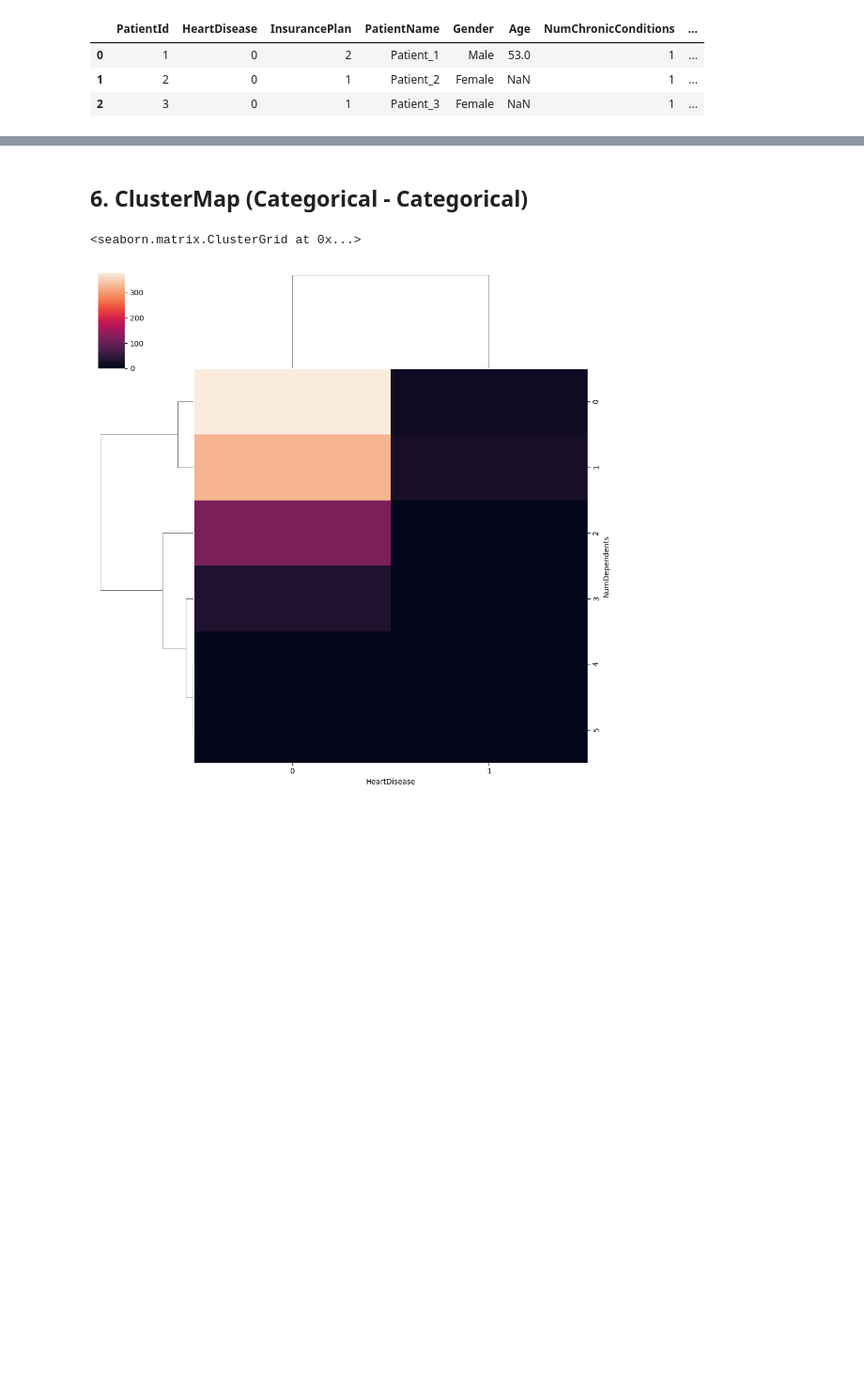
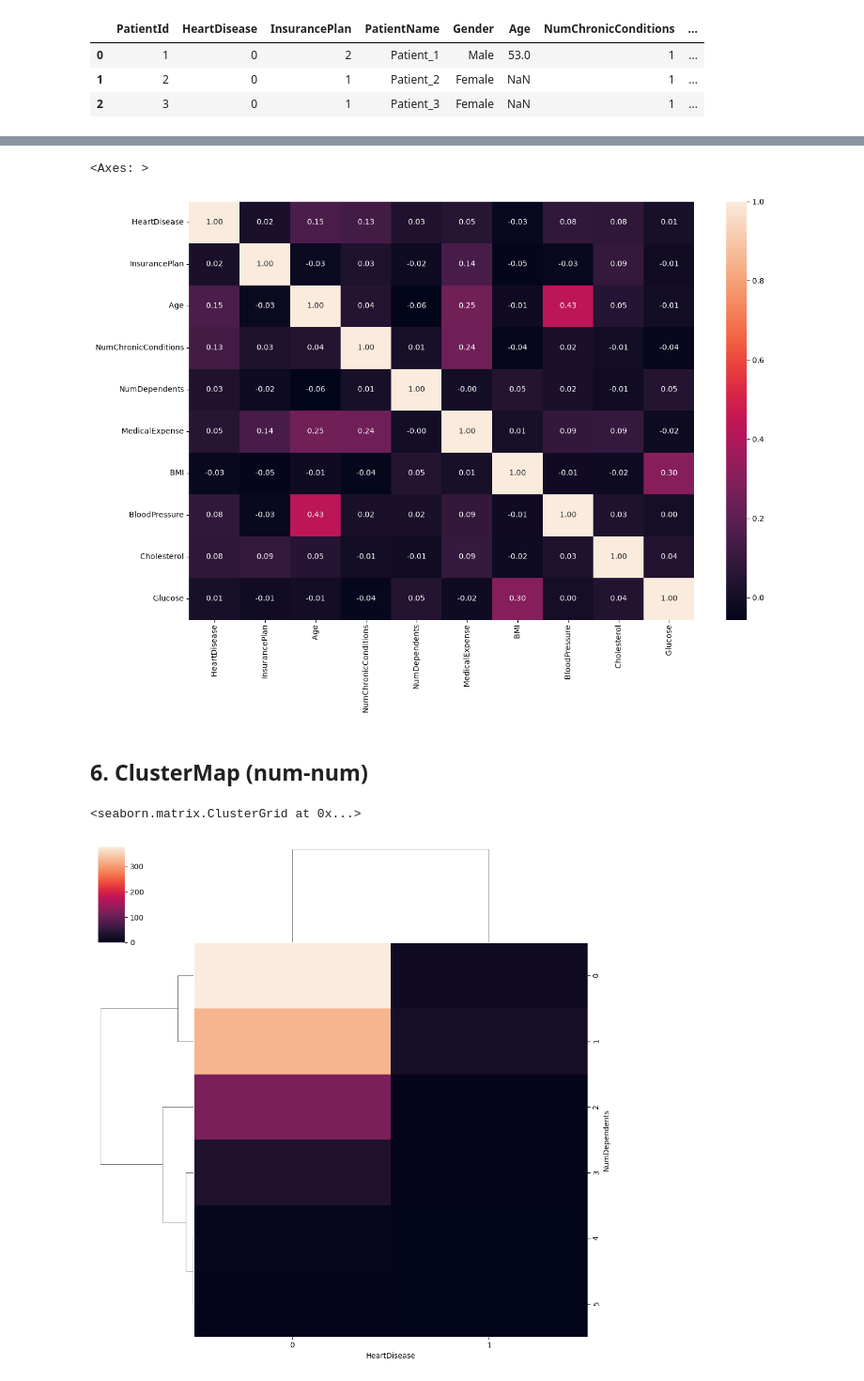
Before and after one commit to laxmanclinilaunch-hub/AI-ML-8-9-, a Jupyter notebook: 2.EDA/bivariate_healthcare.ipynb, the cells around one changed output, grey strips where cells are left out. Shown at 94% size. Saved outputs shown, nothing was run; the diff lists cells and outputs as text; code cells hidden in the pictures; blank space fills up the shorter version.

```diff
--- a/2.EDA/bivariate_healthcare.ipynb
+++ b/2.EDA/bivariate_healthcare.ipynb
@@ -90,5 +96,13 @@ Name: HeartDisease, dtype: float64
+# %%
+healthcare.drop(columns=["PatientId"],inplace=True)
+# %%
+plt.figure(figsize=(15,10))
+sns.heatmap(healthcare.corr(numeric_only=True),fmt=".2f",annot=True)
+# %% [output]
+<Axes: >
+[figure, added]
 # %% [markdown]
-## 6. ClusterMap (Categorical - Categorical)
+## 6. ClusterMap (num-num)
 # %%
 sns.clustermap(pd.crosstab(healthcare['NumDependents'], healthcare['HeartDisease']))
 # %% [output]
```
Also changed, not shown: parts of 11 cells of this notebook.
